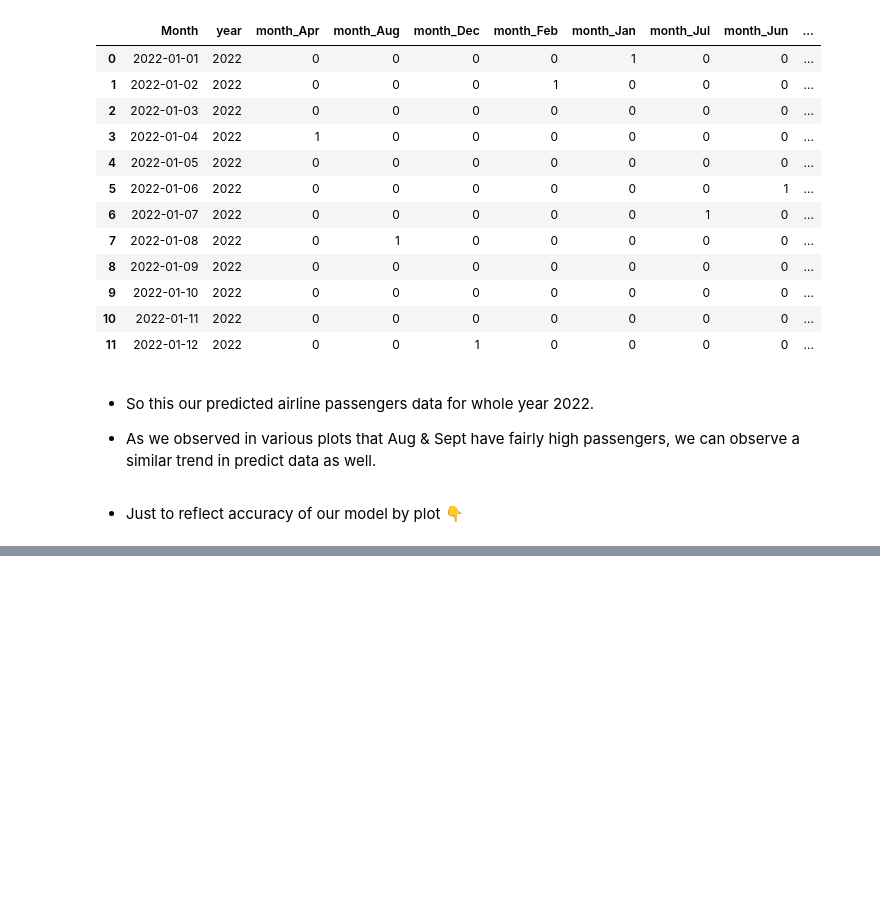
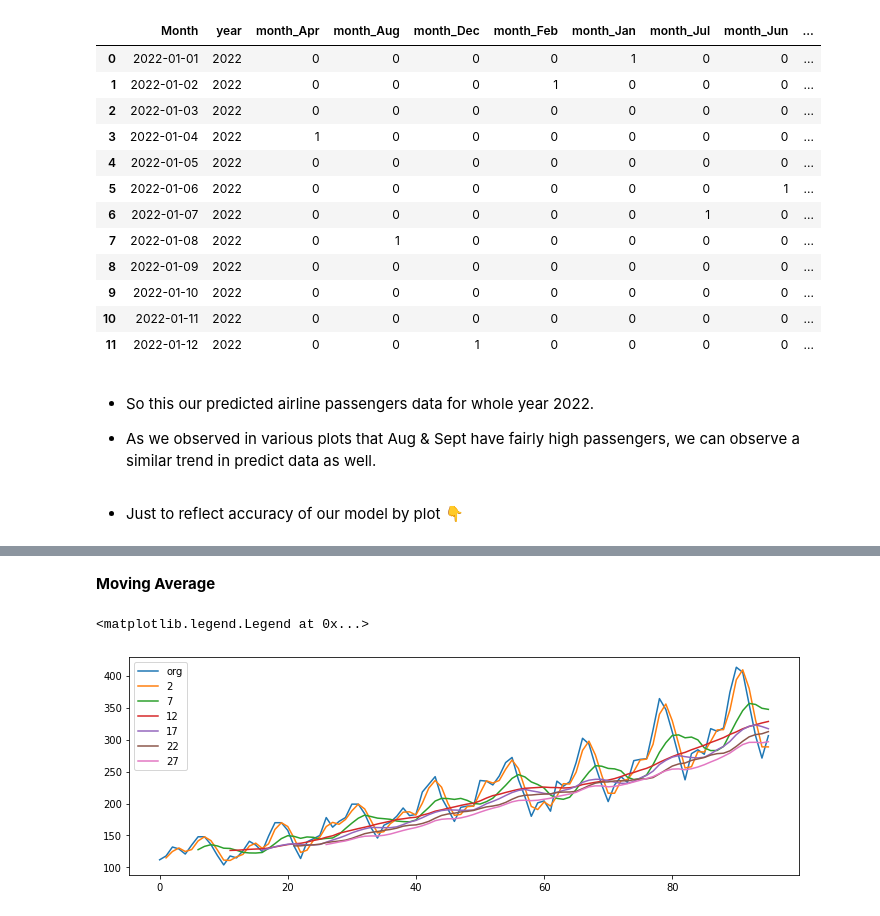
Before and after one commit to manasik29/Assignment_Forecasting_Airline_Passengers_Seats, a Jupyter notebook: Forecasting_Airlines_Passenger_Data.ipynb, the cells around one changed output, grey strips where cells are left out. Saved outputs shown, nothing was run; the diff lists cells and outputs as text; code cells hidden in the pictures; blank space fills up the shorter version.

```diff
--- a/Forecasting_Airlines_Passenger_Data.ipynb
+++ b/Forecasting_Airlines_Passenger_Data.ipynb
@@ -517,0 +540,12 @@ airline1[['forecast_log_passengers','log_passengers']].plot(figsize=(12,8))
+# %% [markdown]
+**Moving Average**
+# %%
+#Smoothning of the graph
+plt.figure(figsize=(12,4))
+airline.Passengers.plot(label="org")
+for i in range(2,30,5):
+    airline["Passengers"].rolling(i).mean().plot(label=str(i))
+plt.legend(loc='best')
+# %% [output]
+<matplotlib.legend.Legend at 0x...>
+[figure, added]
```
Also changed, not shown: parts of 34 cells of this notebook.
